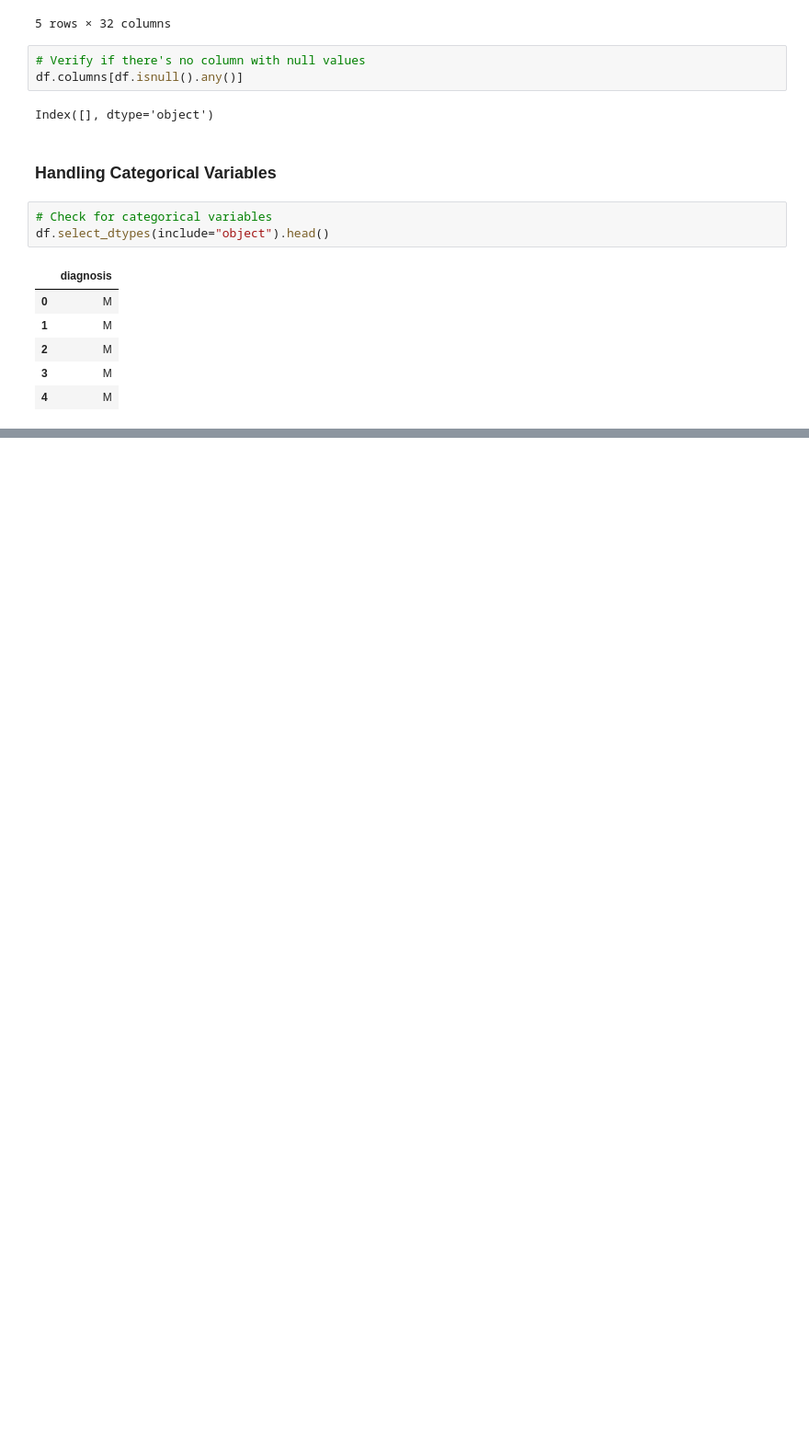
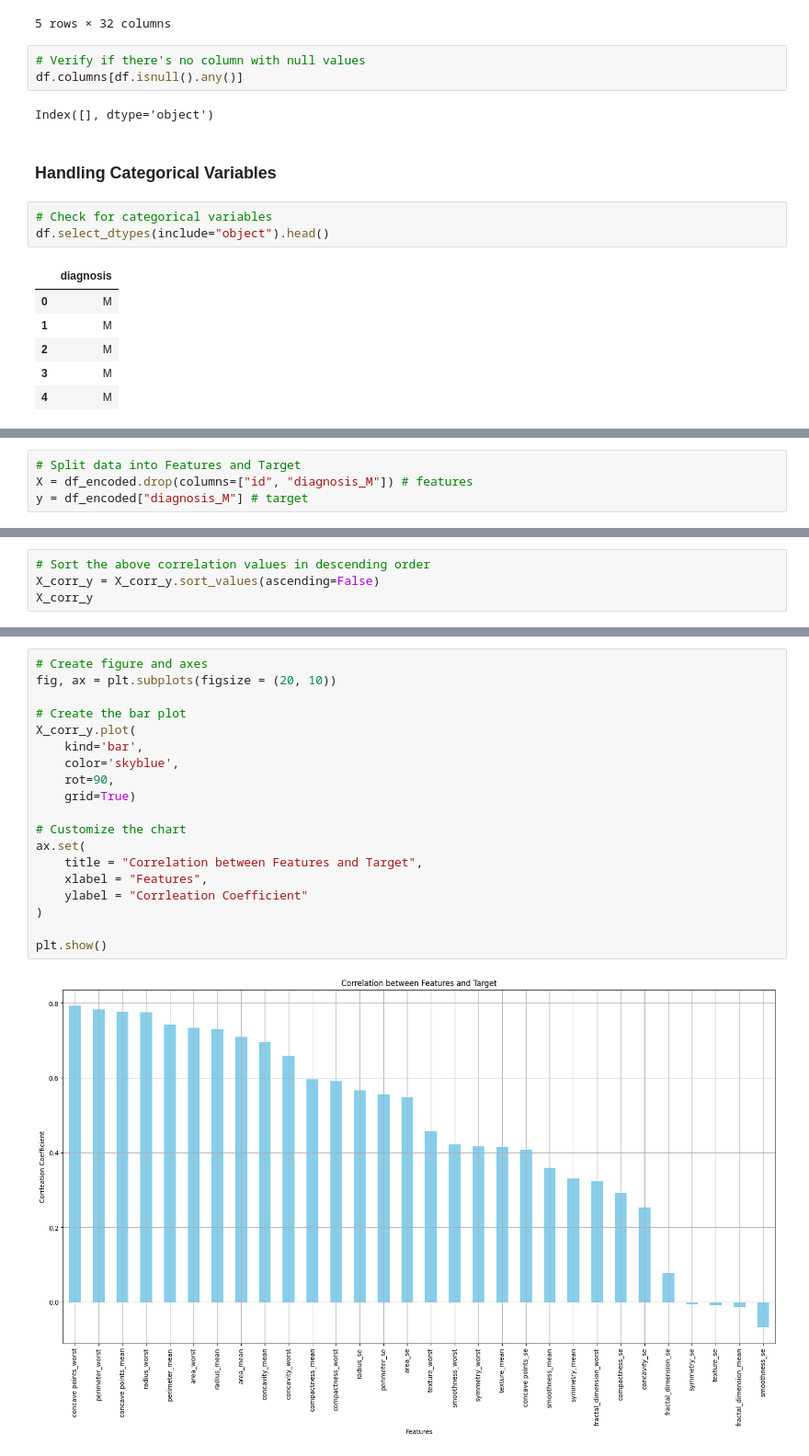
Before and after one commit to isgyane/Breast-Cancer-Detection-ML-Classification, a Jupyter notebook: notebooks/breast_cancer_detection.ipynb, the cells around one changed output, grey strips where cells are left out. Shown at 92% size. Cells and saved outputs as stored; diff of their text form; blank space fills up the shorter version.

```diff
--- a/notebooks/breast_cancer_detection.ipynb
+++ b/notebooks/breast_cancer_detection.ipynb
@@ -175,0 +219,4 @@ df.select_dtypes(include="object").head()
+# %%
+# Split data into Features and Target
+X = df_encoded.drop(columns=["id", "diagnosis_M"]) # features
+y = df_encoded["diagnosis_M"] # target
@@ -175,0 +235,4 @@ df.select_dtypes(include="object").head()
+# %%
+# Sort the above correlation values in descending order
+X_corr_y = X_corr_y.sort_values(ascending=False)
+X_corr_y
@@ -175,0 +257,21 @@ df.select_dtypes(include="object").head()
+# %%
+# Create figure and axes
+fig, ax = plt.subplots(figsize = (20, 10))
+
+# Create the bar plot
+X_corr_y.plot(
+    kind='bar',
+    color='skyblue',
+    rot=90,
+    grid=True)
+
+# Customize the chart
+ax.set(
+    title = "Correlation between Features and Target",
+    xlabel = "Features",
+    ylabel = "Corrleation Coefficient"
+)
+
+plt.show()
+# %% [output]
+[figure, added]
```
Also changed, not shown: parts of 10 cells of this notebook, 2 other files.
